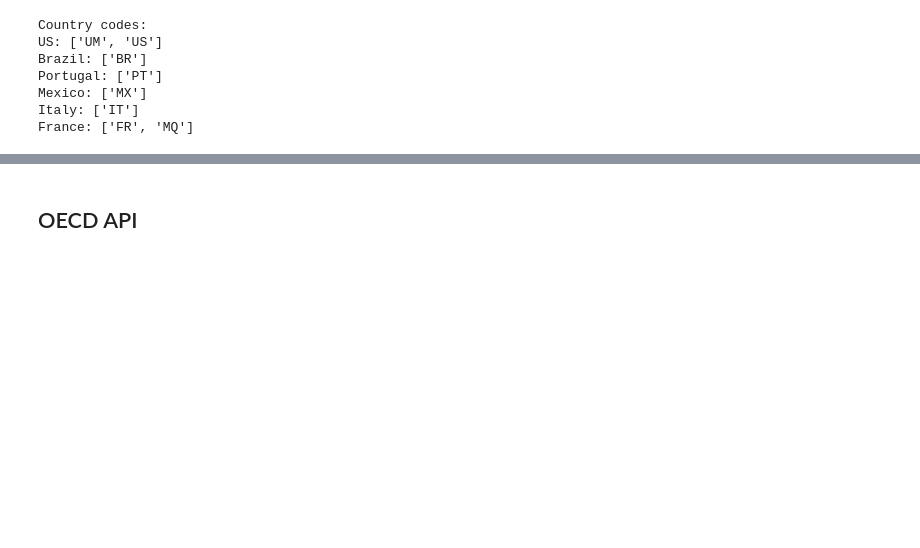
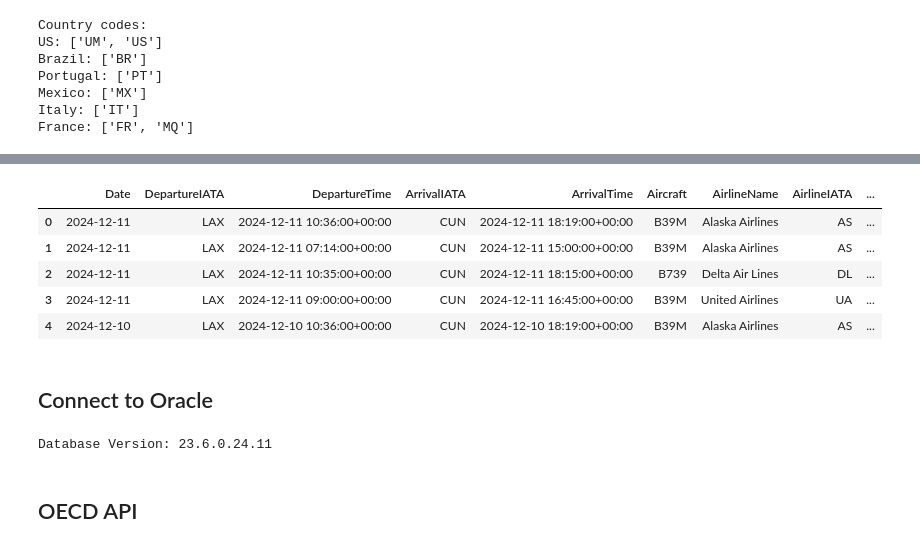
Before and after one commit to alexdelargy/DS320FinalProject, a Jupyter notebook: main.ipynb, the cells around one changed output, grey strips where cells are left out. Cells and saved outputs as stored; diff of their text form; code cells hidden in the pictures; blank space fills up the shorter version.

```diff
--- a/main.ipynb
+++ b/main.ipynb
@@ -208,0 +209,2 @@ getFutureFlights(departureIATA="ATL", date="2024-11-29", airlineIATA="DL")
+# %%
+df_all_flights['FlightNumberIATA'] = df_all_flights['FlightNumberIATA'].fillna("N/A")
@@ -208,0 +213,16 @@ getFutureFlights(departureIATA="ATL", date="2024-11-29", airlineIATA="DL")
+# %%
+df_all_flights.head()
+# %% [output]
+|  | Date | DepartureIATA | DepartureTime | ArrivalIATA | ArrivalTime | Aircraft | AirlineName | AirlineIATA | ... |
+| 0 | 2024-12-11 | LAX | 2024-12-11 10:36:00+00:00 | CUN | 2024-12-11 18:19:00+00:00 | B39M | Alaska Airlines | AS | ... |
+| 1 | 2024-12-11 | LAX | 2024-12-11 07:14:00+00:00 | CUN | 2024-12-11 15:00:00+00:00 | B39M | Alaska Airlines | AS | ... |
+| 2 | 2024-12-11 | LAX | 2024-12-11 10:35:00+00:00 | CUN | 2024-12-11 18:15:00+00:00 | B739 | Delta Air Lines | DL | ... |
+| 3 | 2024-12-11 | LAX | 2024-12-11 09:00:00+00:00 | CUN | 2024-12-11 16:45:00+00:00 | B39M | United Airlines | UA | ... |
+| 4 | 2024-12-10 | LAX | 2024-12-10 10:36:00+00:00 | CUN | 2024-12-10 18:19:00+00:00 | B39M | Alaska Airlines | AS | ... |
+# %% [markdown]
+## Connect to Oracle
+# %%
+connection = oracledb.connect(user=username, password=password, dsn=dsn)
+print(f"Database Version: {connection.version}")
+# %% [output]
+Database Version: 23.6.0.24.11
```
Also changed, not shown: parts of 15 cells of this notebook, 1 other file.
